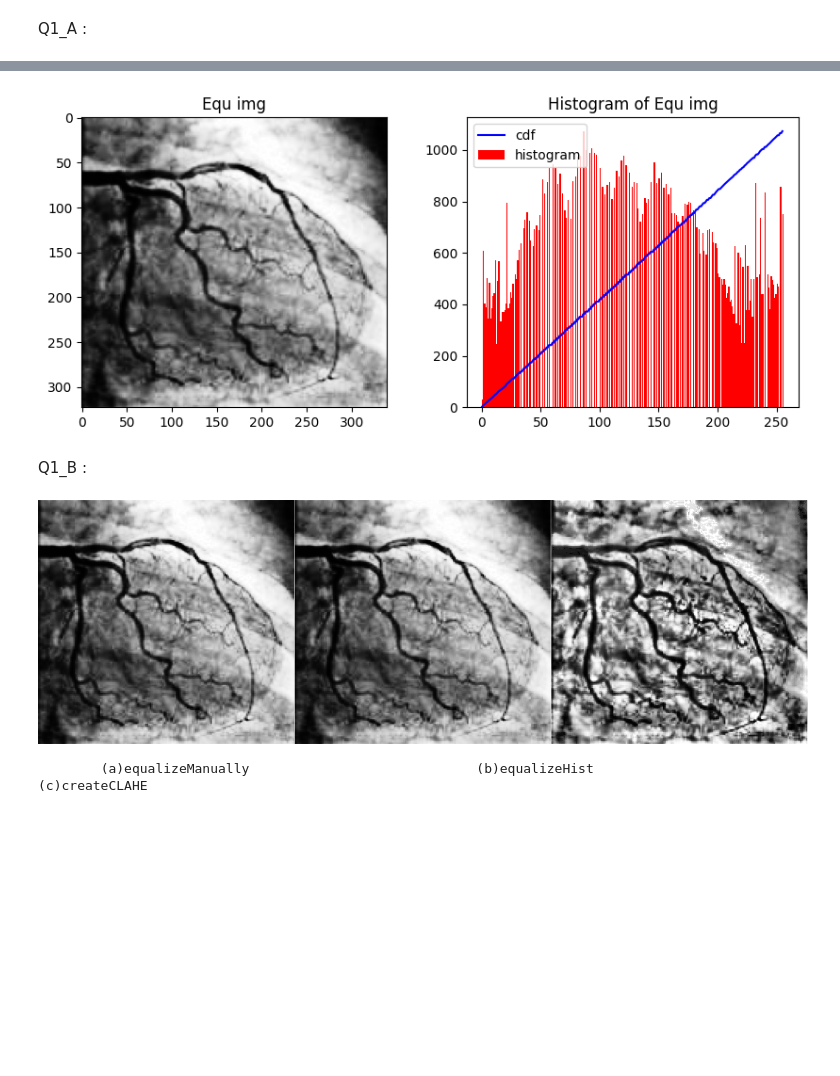
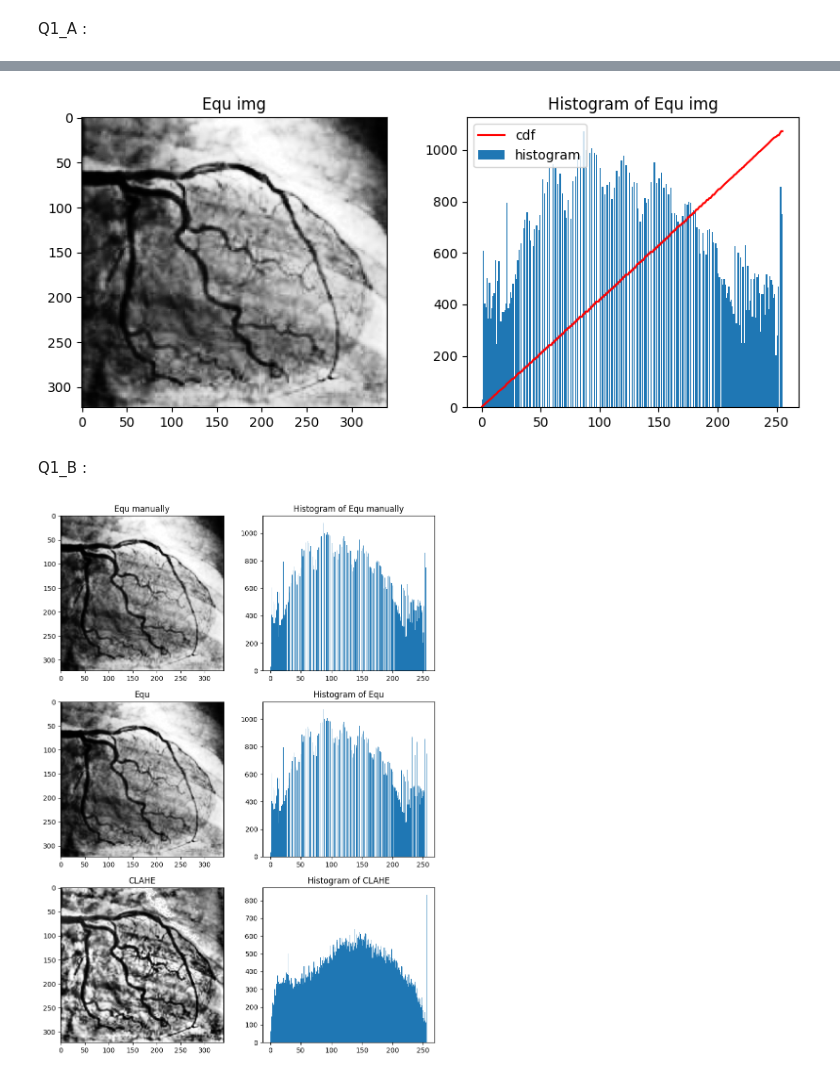
Before and after one commit to ZahraEk/Digital-Image-Proccesing, a Jupyter notebook: DIP_EXC2_Q1.ipynb, the cells around one changed output, grey strips where cells are left out. Drawn from its saved outputs; the diff is of its cells as text; code cells hidden in the pictures; blank space fills up the shorter version.

```diff
--- a/DIP_EXC2_Q1.ipynb
+++ b/DIP_EXC2_Q1.ipynb
@@ -74,8 +74,8 @@ f, subplt = plt.subplots(1,2, figsize=(10,4))
 
 subplt[0].imshow(equ_img, cmap="gray")
 subplt[0].set_title("Equ img")
-subplt[1].plot(cdf_normalized, color = 'b')
-subplt[1].hist(equ_img.flatten(),256,[0,256], color = 'r')
+subplt[1].plot(cdf_normalized, color = 'r')
+subplt[1].hist(equ_img.flatten(),256,[0,256])
 subplt[1].legend(('cdf','histogram'), loc = 'upper left')
 subplt[1].set_title("Histogram of Equ img")
 plt.show()
@@ -86,29 +86,47 @@ cv2.imwrite("drive/MyDrive/DIP_EXC2/Q1/equManually_img.jpg", equ_img)
 cv2.waitKey(0)
 cv2.destroyAllWindows()
 # %% [output]
-[figure, old version]
+[figure, new version]
 # %% [markdown]
 Q1_B :
 # %%
 #Histogram Equalization
 equ = cv2.equalizeHist(img)
 
 #Create a CLAHE
 clahe = cv2.createCLAHE(clipLimit=30, tileGridSize=(8,8))
 cl = clahe.apply(img)
 
 #Show image
-horizontal_concat = np.concatenate((equ_img, equ, cl), axis=1)
-cv2_imshow(horizontal_concat)
+#horizontal_concat = np.concatenate((equ_img, equ, cl), axis=1)
+#cv2_imshow(horizontal_concat)
+
+#Show histogram & image
+f, subplt = plt.subplots(3,2, figsize=(10,14))
+
+subplt[0,0].imshow(equ_img, cmap="gray")
+subplt[0,0].set_title("Equ manually")
+subplt[0,1].hist(equ_img.flatten(),256,[0,256])
+subplt[0,1].set_title("Histogram of Equ manually")
+
+subplt[1,0].imshow(equ, cmap="gray")
+subplt[1,0].set_title("Equ")
+subplt[1,1].hist(equ.flatten(),256,[0,256])
+subplt[1,1].set_title("Histogram of Equ")
+
+subplt[2,0].imshow(cl, cmap="gray")
+subplt[2,0].set_title("CLAHE")
+subplt[2,1].hist(cl.flatten(),256,[0,256])
+subplt[2,1].set_title("Histogram of CLAHE")
+
+plt.show()
 
 #Save image
 cv2.imwrite("drive/MyDrive/DIP_EXC2/Q1/equ_img.jpg", equ)
 cv2.imwrite("drive/MyDrive/DIP_EXC2/Q1/clahe_img.jpg", cl)
-cv2.imwrite("drive/MyDrive/DIP_EXC2/Q1/equVSclahe.jpg", horizontal_concat)
-print("        (a)equalizeManually                             (b)equalizeHist                        (c)createCLAHE")
+#cv2.imwrite("drive/MyDrive/DIP_EXC2/Q1/equVSclahe.jpg", horizontal_concat)
 
 cv2.waitKey(0)
 cv2.destroyAllWindows()
 # %% [output]
-[figure, old version]
+[figure, new version]
-        (a)equalizeManually                             (b)equalizeHist                        (c)createCLAHE
```
Also changed, not shown: parts of 1 cell of this notebook.
